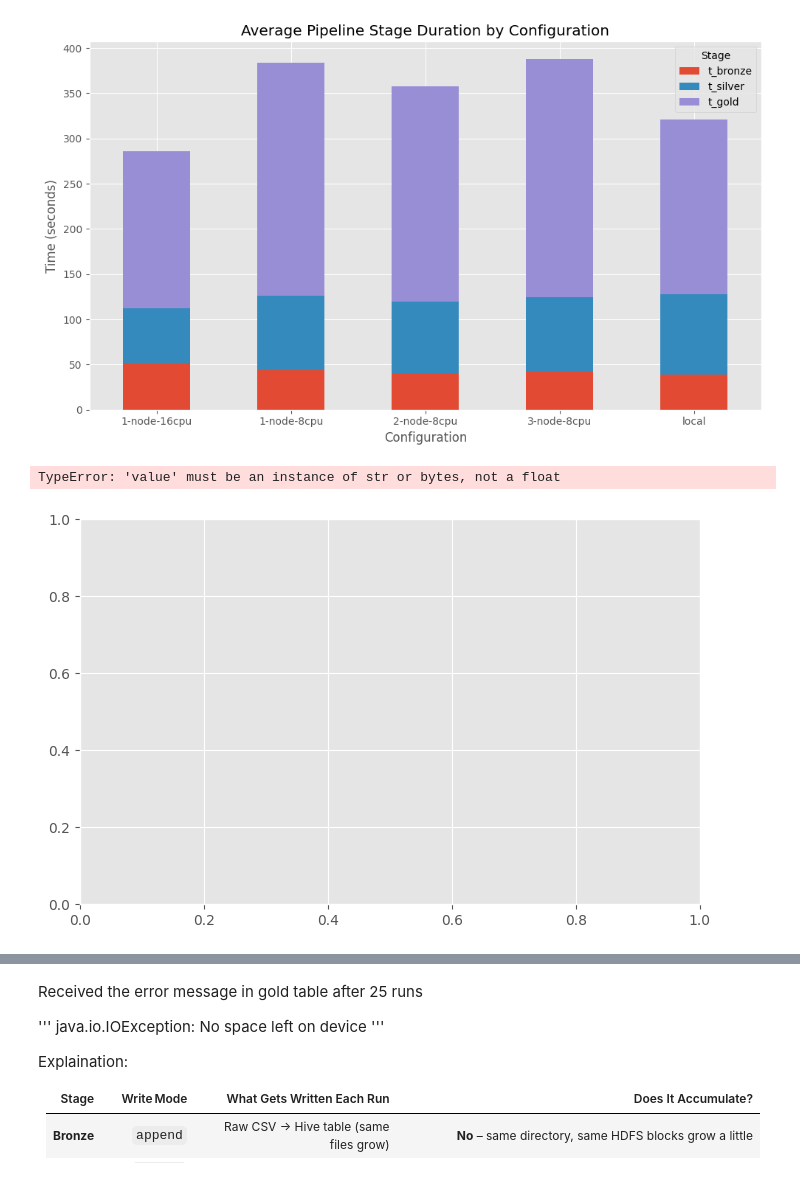
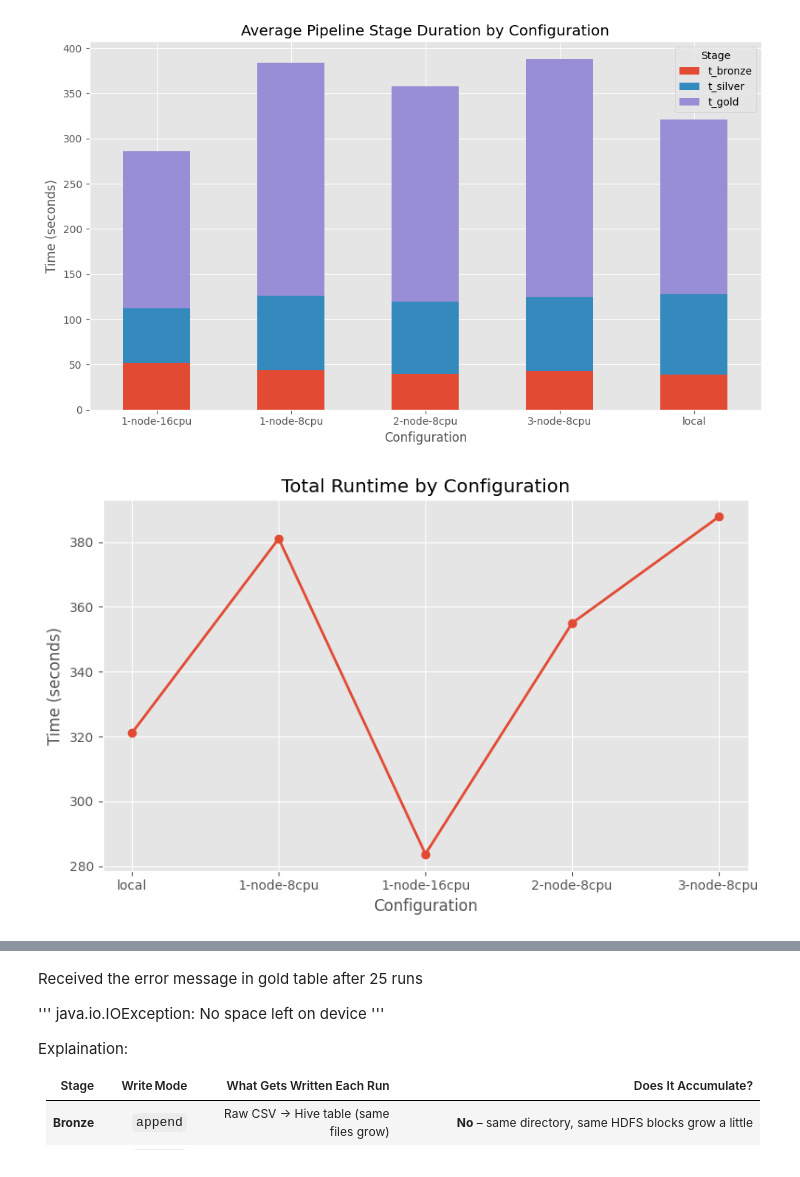
Before and after one commit to evie-mahsem-new/JetStream2_Benchmarking, a Jupyter notebook: results/visuals_pipeline.ipynb, the cells around one changed output, grey strips where cells are left out. Drawn from its saved outputs; the diff is of its cells as text; code cells hidden in the pictures.

Commit message:
fix_error

```diff
--- a/results/visuals_pipeline.ipynb
+++ b/results/visuals_pipeline.ipynb
@@ -260,23 +260,22 @@ plt.show()
 # %% [output]
 [figure]
 # %%
-config_order = ["local", "1-node-8cpu", "1-node-16cpu", "2-node", "3-node"]
+config_order = ["local", "1-node-8cpu", "1-node-16cpu", "2-node-8cpu", "3-node-8cpu"]
 df_avg["config"] = pd.Categorical(df_avg["config"], categories=config_order, ordered=True)
 df_avg = df_avg.sort_values("config")
 
 # Plot total runtime as a line chart
 plt.figure(figsize=(8, 5))
 plt.plot(df_avg["config"], df_avg["total_time"], marker='o', linewidth=2)
 
 plt.title("Total Runtime by Configuration")
 plt.ylabel("Time (seconds)")
 plt.xlabel("Configuration")
 plt.grid(True)
 plt.tight_layout()
 plt.show()
 # %% [output]
-TypeError: 'value' must be an instance of str or bytes, not a float
-[figure, old version]
+[figure, new version]
 # %%
 cpu_cols = ["cpu_bronze", "cpu_silver", "cpu_gold"]
 df_avg_cpu = df_avg[["config"] + cpu_cols].set_index("config")
```
Also changed, not shown: parts of 3 cells of this notebook.
